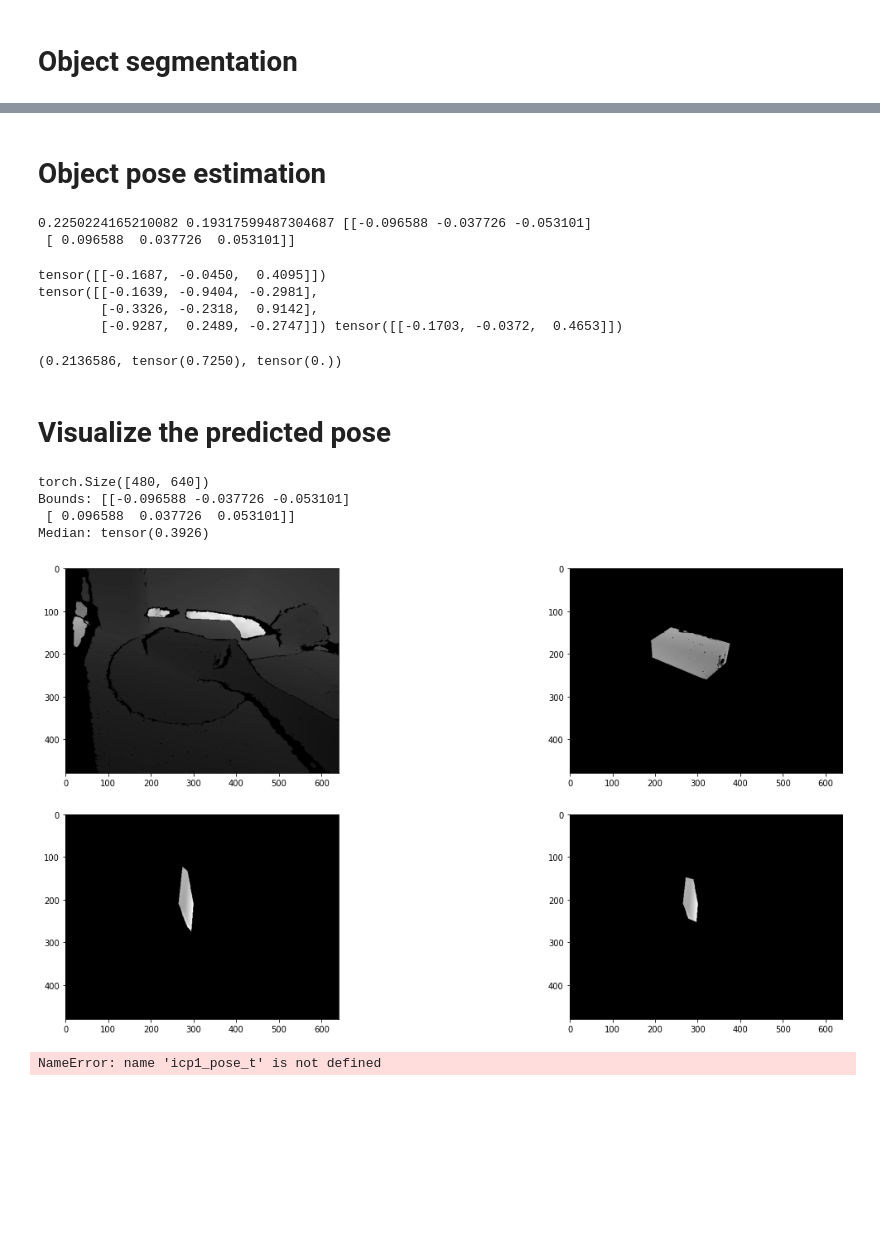
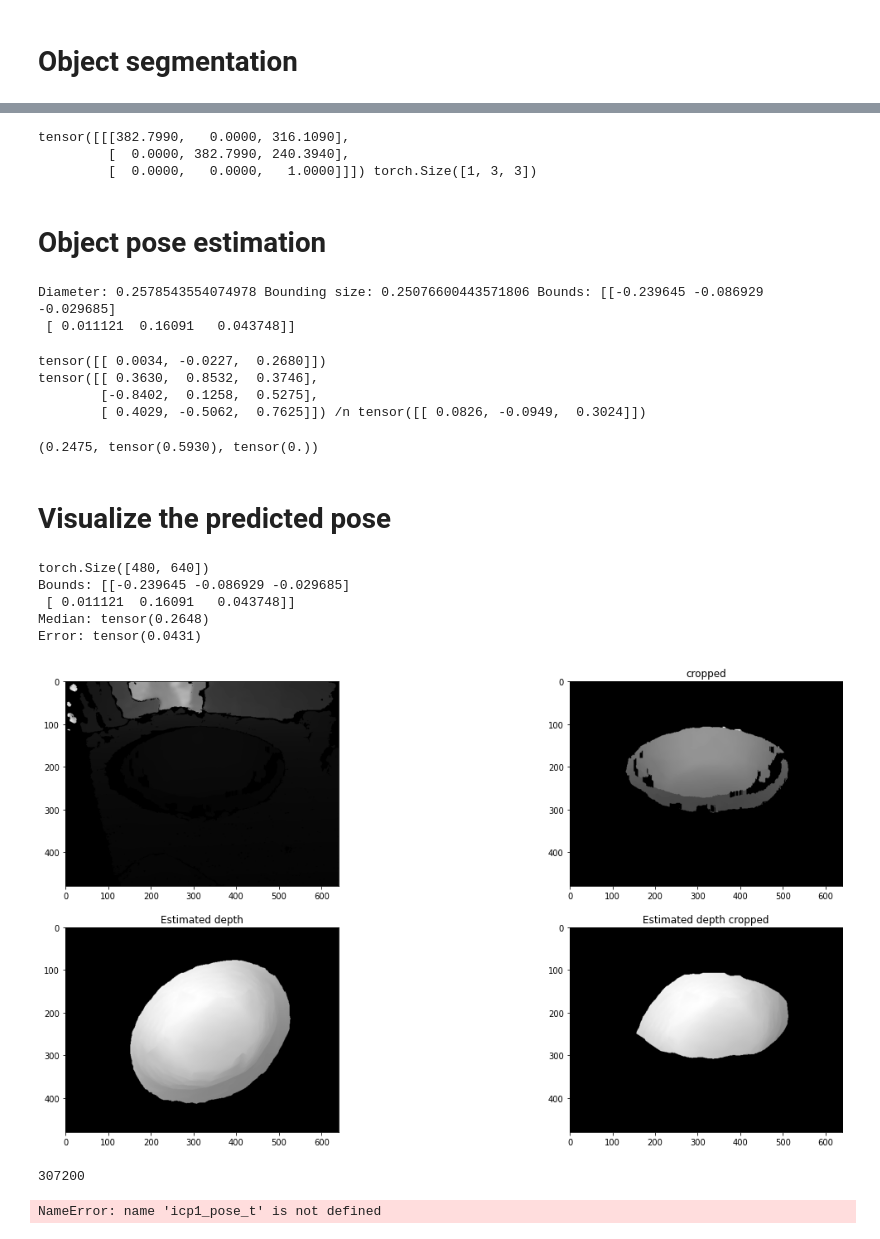
Before and after one commit to EternalGoldenBraid/pose_demo, a Jupyter notebook: example/prototype.ipynb, the cells around one changed output, grey strips where cells are left out. Cells and saved outputs as stored; diff of their text form; code cells hidden in the pictures; blank space fills up the shorter version.

Commit message:
streamlining scaling in progress, second object details and camera intrinsics added

```diff
--- a/example/prototype.ipynb
+++ b/example/prototype.ipynb
@@ -52,6 +52,6 @@ cfg.RENDER_HEIGHT = 480  # the height of rendered images
 cfg.DATASET_NAME = 'huawei_box'        # dataset name
 #cfg.DATASET_NAME = 'lm'        # dataset name
 
-cfg.HEMI_ONLY = False   # only the upper hemishpere is used for LineMOD
+cfg.HEMI_ONLY = True
 # %%
 print(os.getcwd()); cfg.DATA_PATH; os.listdir()
@@ -150,21 +129,23 @@ cam_K[0][0,2] = 316.109; cam_K[0][1,2] = 242.0490
 # %%
-files = ['1656333461794.60351562500000', '1656333463394.28930664062500',
-        '1656333465394.65112304687500', '1656333466832.90551757812500']
+#files = ['1656333461794.60351562500000', '1656333463394.28930664062500',
+#        '1656333465394.65112304687500', '1656333466832.90551757812500']
 
 cfg.VP_NUM_TOPK = 50   # the retrieval number of viewpoint
 cfg.RANK_NUM_TOPK = 5  # the ranking number of full 3D orientation
 cfg.USE_ICP = False
-interpolate = False
+interpolate = True
 
 #test_data_dir = datapath / 'lm' / 'test'          # path to the test dataset of BOP
 test_data_dir = datapath / 'huawei_box' / 'test'          # path to the test dataset of BOP
 
-scene_id = 1   # range [1, 15]
-view_id = '0008'  # range [0, 1214]
+scene_id = 2   # range [1, 15]
+view_id = 0  # range [0, 1214]
 
-idx = 0
+idx = 1
 scene_dir = pjoin(test_data_dir, '{:06d}'.format(scene_id))
-color_file = pjoin(scene_dir, 'rgb/_Color_' + files[idx] + '.png')
+
+files = [f[1:-4].split('_')[1] for f in os.listdir(scene_dir+'/mask')]
+#color_file = pjoin(scene_dir, 'rgb/_Color_' + files[idx] + '.png')
 depth_file = pjoin(scene_dir, 'depth/_Depth_' + files[idx] + '.csv')
 #mask_file = pjoin(scene_dir, 'mask_visib/{:06d}_{:06d}.png'.format(view_id, 0))
 mask_file = pjoin(scene_dir, 'mask/_mask_' + files[idx] + '.png')
@@ -175,8 +156,9 @@ tar_obj_id = scene_id # object id equals the scene id for LM dataset
 cam_info_file = pjoin(scene_dir, 'scene_camera.json')
 with open(cam_info_file, 'r') as cam_f:
     scene_camera_info = json.load(cam_f)
-#view_cam_info = scene_camera_info[str(view_id)]  # scene camera information
-view_cam_info = scene_camera_info[str(0)]  # scene camera information
+view_cam_info = scene_camera_info[str(view_id)]  # scene camera information
+#view_cam_info = scene_camera_info[str(scene_id)]  # scene camera information
+#view_cam_info = scene_camera_info[str(0)]  # scene camera information
 
 ############## read the ground truth pose for calculating errors ##############
 #gt_pose_file = os.path.join(scene_dir, 'scene_gt.json')
@@ -195,10 +177,6 @@ view_depth *= view_cam_info['depth_scale']
 view_camK = torch.tensor(view_cam_info['cam_K'], dtype=torch.float32).view(3, 3)[None, ...] # 1x3x3
 cam_K = view_camK.to(DEVICE)
 
-####################################
-cam_K[0][0,0] = 82.799; cam_K[0][1,1] = 382.799
-cam_K[0][0,2] = 316.109; cam_K[0][1,2] = 242.0490
-####################################
 
 view_depth = view_depth.to(DEVICE)
 #obj_mask = torch.tensor(np.array(Image.open(mask_file)))
@@ -257,13 +235,19 @@ ax[2].imshow(obj_mask.cpu(), cmap='gray')
+# %%
+print(cam_K, cam_K.shape)
+# %% [output]
+tensor([[[382.7990,   0.0000, 316.1090],
+         [  0.0000, 382.7990, 240.3940],
+         [  0.0000,   0.0000,   1.0000]]]) torch.Size([1, 3, 3])
 # %% [markdown]
 # Object pose estimation
 # %%
 #print(eval_dataset.obj_model_file)
-tar_obj_codebook = object_codebooks[1]
+tar_obj_codebook = object_codebooks[scene_id]
 obj_mesh = tar_obj_codebook['obj_mesh']
-print(obj_mesh.bounding_diameter, obj_mesh.bounding_size, obj_mesh.bounds)
+print("Diameter:", obj_mesh.bounding_diameter, "Bounding size:", obj_mesh.bounding_size, "Bounds:", obj_mesh.bounds)
 # %% [output]
-0.2250224165210082 0.19317599487304687 [[-0.096588 -0.037726 -0.053101]
- [ 0.096588  0.037726  0.053101]]
+Diameter: 0.2578543554074978 Bounding size: 0.25076600443571806 Bounds: [[-0.239645 -0.086929 -0.029685]
+ [ 0.011121  0.16091   0.043748]]
 # %%
 obj_renderer = rendering.Renderer(width=cfg.RENDER_WIDTH, height=cfg.RENDER_HEIGHT)
 pose_ret = utils.OVE6D_mask_full_pose(model_func=model_net,
@@ -307,16 +291,16 @@ if cfg.USE_ICP:
 #print('object: {}, the {}-th ({:.3f}) RCNN prediction is selected for estimating 6D pose. '.format(
 #    obj_name, rcnn_idx, tar_obj_scores[rcnn_idx]))
 #print('RCNN confs: {}'.format(tar_obj_scores.cpu().numpy()))
-print(raw_pose_R, raw_pose_t)
+print(raw_pose_R, '/n',raw_pose_t)
 # %% [output]
-tensor([[-0.1687, -0.0450,  0.4095]])
-tensor([[-0.1639, -0.9404, -0.2981],
-        [-0.3326, -0.2318,  0.9142],
-        [-0.9287,  0.2489, -0.2747]]) tensor([[-0.1703, -0.0372,  0.4653]])
+tensor([[ 0.0034, -0.0227,  0.2680]])
+tensor([[ 0.3630,  0.8532,  0.3746],
+        [-0.8402,  0.1258,  0.5275],
+        [ 0.4029, -0.5062,  0.7625]]) /n tensor([[ 0.0826, -0.0949,  0.3024]])
 # %%
 tar_obj_codebook['diameter'], view_depth[obj_mask.bool()].max(), view_depth[obj_mask.bool()].min()
 # %% [output]
-(0.2136586, tensor(0.7250), tensor(0.))
+(0.2475, tensor(0.5930), tensor(0.))
 # %% [markdown]
 # Visualize the predicted pose
 # %%
@@ -339,19 +323,27 @@ del obj_renderer
 # %%
 print(est_depth.shape)
 fig, ax = plt.subplots(2,2, figsize=(20,10))
 ax = ax.flatten()
 ax[0].imshow(view_depth, cmap='gray')
-ax[1].imshow(view_depth*obj_mask, cmap='gray')
-ax[2].imshow(est_depth, cmap='gray')
-ax[3].imshow(est_depth*obj_mask, cmap='gray')
+ax[1].imshow(view_depth*obj_mask, cmap='gray'); ax[1].set_title('cropped')
+ax[2].imshow(est_depth, cmap='gray') ; ax[2].set_title('Estimated depth')
+ax[3].imshow(est_depth*obj_mask, cmap='gray'); ax[3].set_title('Estimated depth cropped')
 print("Bounds:", obj_mesh.bounds)
 print("Median:", est_depth[est_mask.bool()].median())
+
+### How to measure error?
+print("Error:", np.abs(est_depth-obj_mask*view_depth).sum()/view_depth.numel())
 # %% [output]
 torch.Size([480, 640])
-Bounds: [[-0.096588 -0.037726 -0.053101]
- [ 0.096588  0.037726  0.053101]]
-Median: tensor(0.3926)
+Bounds: [[-0.239645 -0.086929 -0.029685]
+ [ 0.011121  0.16091   0.043748]]
+Median: tensor(0.2648)
+Error: tensor(0.0431)
-[figure, old version]
+[figure, new version]
+# %%
+view_depth.numel()
+# %% [output]
+307200
 # %%
 import misc
 
```
Also changed, not shown: parts of 6 cells of this notebook, 14 other files.
